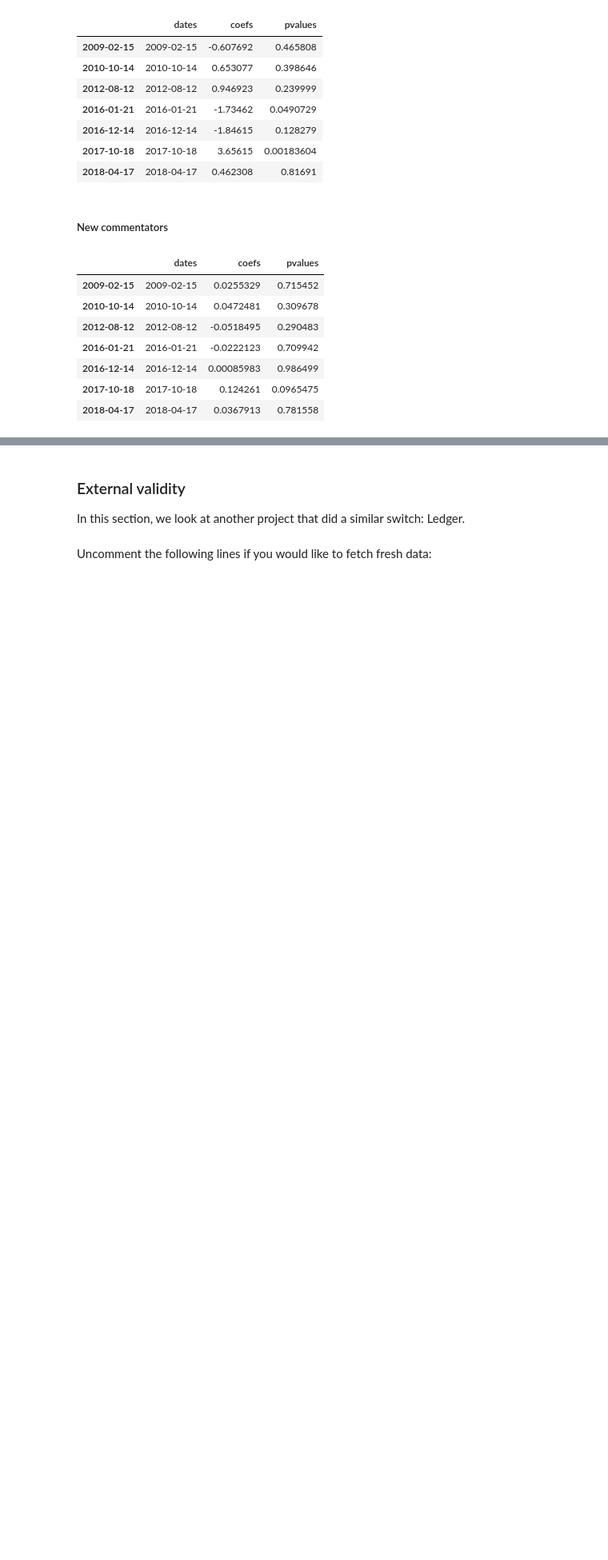
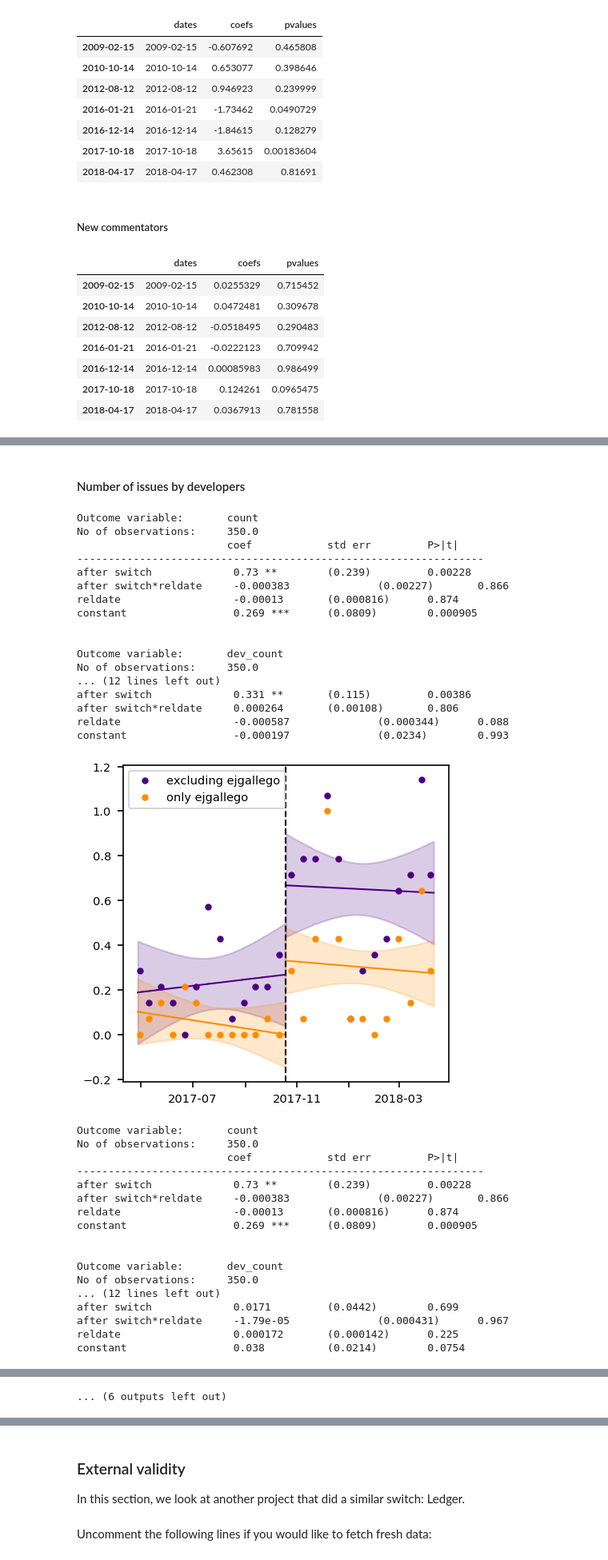
Before and after one commit to Zimmi48/impact-of-switching-bug-trackers, a Jupyter notebook: analysis/GitHub_migration.ipynb, the cells around one changed output, grey strips where cells are left out. Shown at 80% size. Drawn from its saved outputs; the diff is of its cells as text; code cells hidden in the pictures; blank space fills up the shorter version.

Commit message:
Work-in-progress: Robustness checks on developer removal.

```diff
--- a/analysis/GitHub_migration.ipynb
+++ b/analysis/GitHub_migration.ipynb
@@ -709,16 +709,15 @@ def group_by_reldate(df_with_fake_elements,key_suffix):
 
   return result
 
-def df_1D_1W_2W_4W(df,switch_date=switch_date,devs=devs):
-  dev = df['author'].isin(devs)
+def df_1D_1W_2W_4W(df,switch_date=switch_date,in_devs=lambda author: author in devs):
   reldays = (df.index-switch_date).days
 
   df = df.assign(
       count=1,
-      dev_count=dev,
-      other_count=~dev,
-      dev_author=[author if author in devs else np.NaN for author in df['author']],
-      other_author=[author if not author in devs else np.NaN for author in df['author']],
+      dev_count=[in_devs(author) for author in df['author']],
+      other_count=[not in_devs(author) for author in df['author']],
+      dev_author=[author if in_devs(author) else np.NaN for author in df['author']],
+      other_author=[author if not in_devs(author) else np.NaN for author in df['author']],
       new=~df.duplicated(subset=['author']),
       reldate_1D=reldays,
       reldate_1W=np.floor(reldays/7),
@@ -2168,0 +2178,50 @@ local()
+# %%
+issues_1D = {}
+issues_1W = {}
+comments_1D = {}
+comments_1W = {}
+active_non_excluded_devs = ['ejgallego', 'gares', 'SkySkimmer', 'silene', 'herbelin', 'mattam82', 'maximedenes', 'letouzey', 'ppedrot']
+for dev in active_non_excluded_devs:
+  _,issues_1D[dev],issues_1W[dev],_,_ = df_1D_1W_2W_4W(issues[issues['author'].isin(devs)],in_devs=lambda author: author != dev)
+  _,comments_1D[dev],comments_1W[dev],_,_ = df_1D_1W_2W_4W(comments[comments['author'].isin(devs)],in_devs=lambda author: author != dev)
+# %% [markdown]
+#### Number of issues by developers
+# %%
+for dev in active_non_excluded_devs:
+  hetero_analysis(issues_1D[dev],'count','issues by all developers',f'excluding {dev}',f'only {dev}',periods=175)
+# %% [output]
+Outcome variable:       count
+No of observations:     350.0
+                        coef            std err         P>|t|
+-----------------------------------------------------------------
+after switch             0.73 **        (0.239)         0.00228
+after switch*reldate     -0.000383              (0.00227)       0.866
+reldate                  -0.00013       (0.000816)      0.874
+constant                 0.269 ***      (0.0809)        0.000905
+
+
+Outcome variable:       dev_count
+No of observations:     350.0
+... (12 lines left out)
+after switch             0.331 **       (0.115)         0.00386
+after switch*reldate     0.000264       (0.00108)       0.806
+reldate                  -0.000587              (0.000344)      0.088
+constant                 -0.000197              (0.0234)        0.993
+[figure, added]
+Outcome variable:       count
+No of observations:     350.0
+                        coef            std err         P>|t|
+-----------------------------------------------------------------
+after switch             0.73 **        (0.239)         0.00228
+after switch*reldate     -0.000383              (0.00227)       0.866
+reldate                  -0.00013       (0.000816)      0.874
+constant                 0.269 ***      (0.0809)        0.000905
+
+
+Outcome variable:       dev_count
+No of observations:     350.0
+... (12 lines left out)
+after switch             0.0171         (0.0442)        0.699
+after switch*reldate     -1.79e-05              (0.000431)      0.967
+reldate                  0.000172       (0.000142)      0.225
+constant                 0.038          (0.0214)        0.0754
@@ -2168,0 +2301 @@ local()
+... (6 outputs left out)
```
Also changed, not shown: parts of 11 cells of this notebook.
